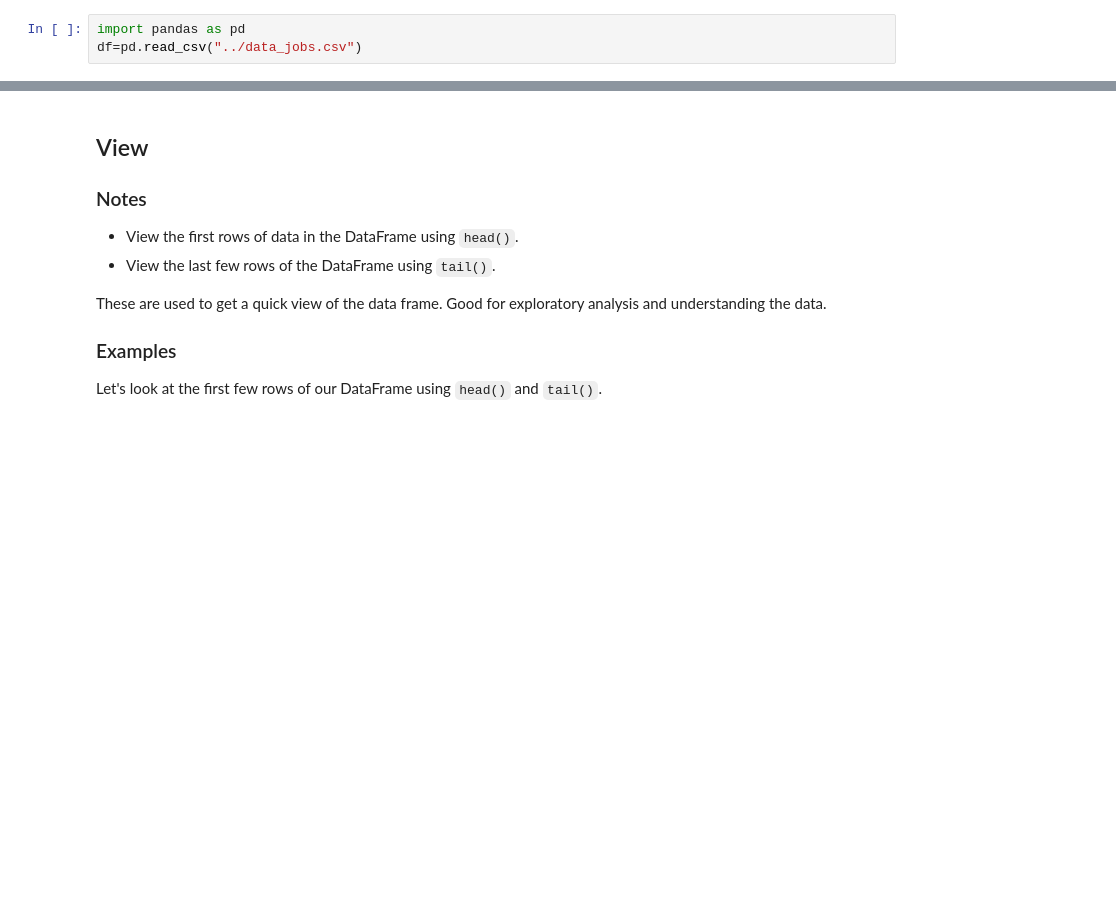
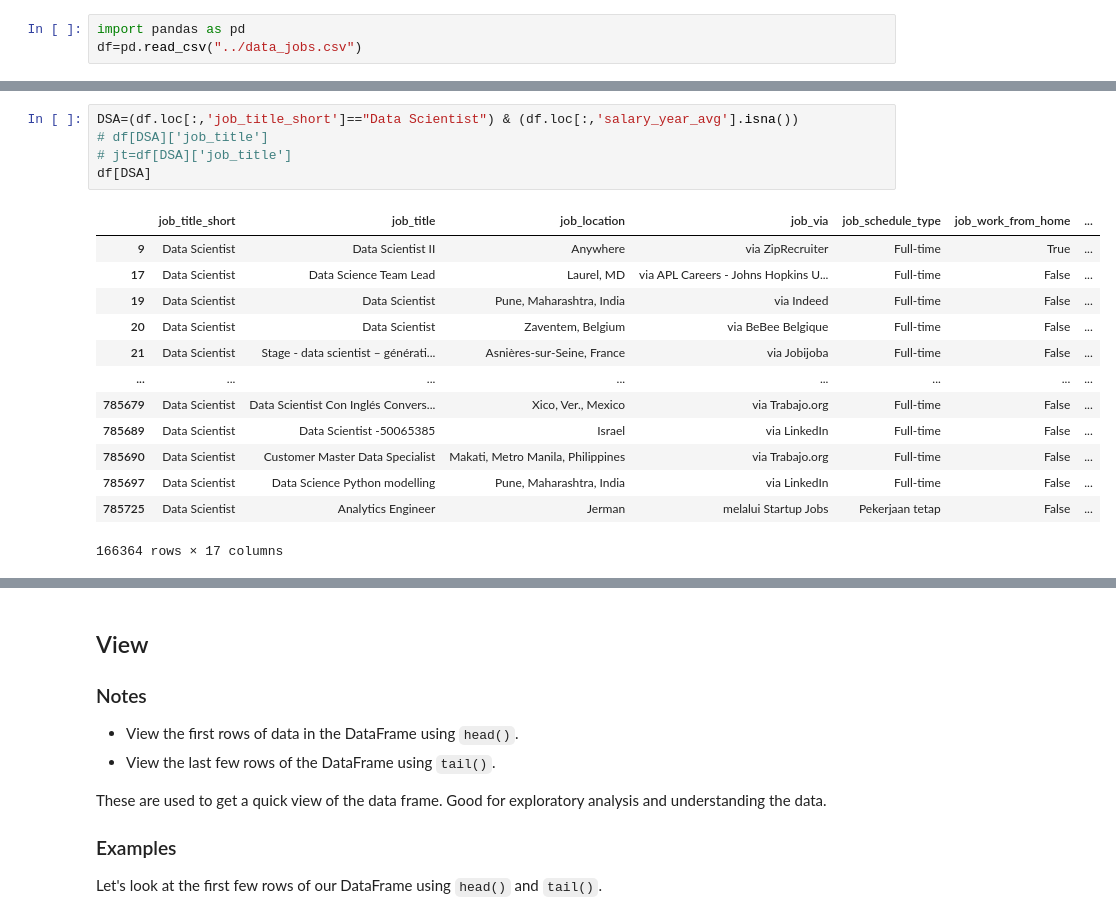
Before and after one commit to ramtinscripts/Python_Data_Analytics_Course, a Jupyter notebook: 1_Basics/24_Pandas_Inspection.ipynb, the cells around one changed output, grey strips where cells are left out. Drawn from its saved outputs; the diff is of its cells as text; blank space fills up the shorter version.

Commit message:
Pandas Start

```diff
--- a/1_Basics/24_Pandas_Inspection.ipynb
+++ b/1_Basics/24_Pandas_Inspection.ipynb
@@ -35,0 +42,19 @@ df.head(9)
+# %%
+DSA=(df.loc[:,'job_title_short']=="Data Scientist") & (df.loc[:,'salary_year_avg'].isna())
+# df[DSA]['job_title']
+# jt=df[DSA]['job_title']
+df[DSA]
+# %% [output]
+|  | job_title_short | job_title | job_location | job_via | job_schedule_type | job_work_from_home | ... |
+| 9 | Data Scientist | Data Scientist II | Anywhere | via ZipRecruiter | Full-time | True | ... |
+| 17 | Data Scientist | Data Science Team Lead | Laurel, MD | via APL Careers - Johns Hopkins U... | Full-time | False | ... |
+| 19 | Data Scientist | Data Scientist | Pune, Maharashtra, India | via Indeed | Full-time | False | ... |
+| 20 | Data Scientist | Data Scientist | Zaventem, Belgium | via BeBee Belgique | Full-time | False | ... |
+| 21 | Data Scientist | Stage - data scientist – générati... | Asnières-sur-Seine, France | via Jobijoba | Full-time | False | ... |
+| ... | ... | ... | ... | ... | ... | ... | ... |
+| 785679 | Data Scientist | Data Scientist Con Inglés Convers... | Xico, Ver., Mexico | via Trabajo.org | Full-time | False | ... |
+| 785689 | Data Scientist | Data Scientist -50065385 | Israel | via LinkedIn | Full-time | False | ... |
+| 785690 | Data Scientist | Customer Master Data Specialist | Makati, Metro Manila, Philippines | via Trabajo.org | Full-time | False | ... |
+| 785697 | Data Scientist | Data Science Python modelling | Pune, Maharashtra, India | via LinkedIn | Full-time | False | ... |
+| 785725 | Data Scientist | Analytics Engineer | Jerman | melalui Startup Jobs | Pekerjaan tetap | False | ... |
+166364 rows × 17 columns
```
Also changed, not shown: parts of 7 cells of this notebook, 1 other file.
